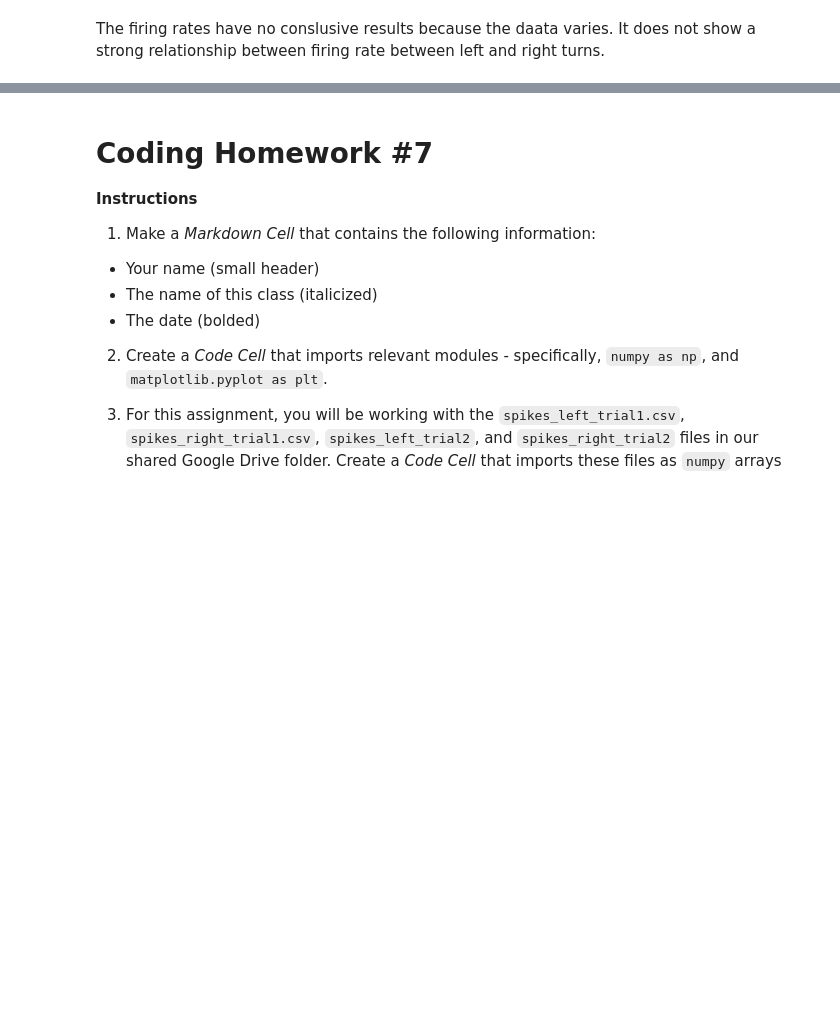
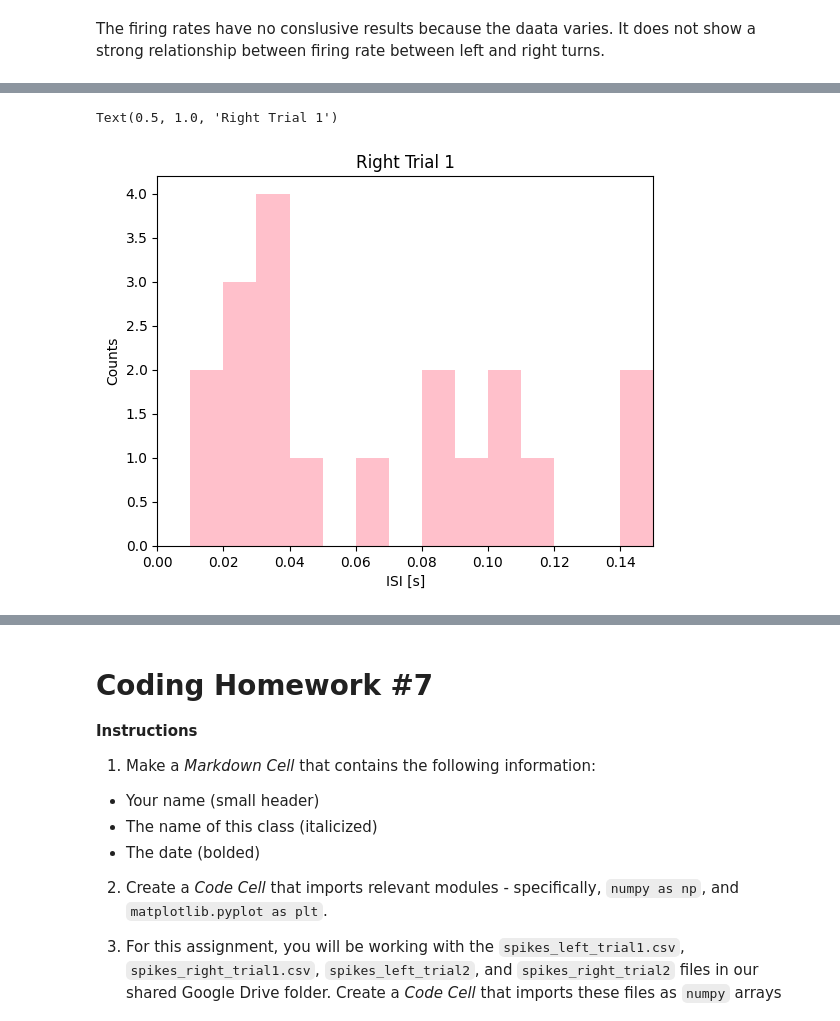
Before and after one commit to zoyaholin/Neur265HOLIN, a Jupyter notebook: coding_homework_7.ipynb, the cells around one changed output, grey strips where cells are left out. Cells and saved outputs as stored; diff of their text form; code cells hidden in the pictures; blank space fills up the shorter version.

```diff
--- a/coding_homework_7.ipynb
+++ b/coding_homework_7.ipynb
@@ -75,2 +79,20 @@ AttributeError: ignored
 # %%
 from IPython.utils.py3compat import decode
+# %%
+#Calculate ISI for four spike arrays
+ISIsRight1 = np.diff(spikes_right_trial1)
+ISIsRight2 = np.diff(spikes_right_trial2)
+ISIsLeft1 = np.diff(spikes_left_trial1)
+ISIsLeft2 = np.diff(spikes_left_trial2)
+# %%
+#Histograms of ISI Right 1 plot
+
+bins = np.arange(0, 2, 0.01)
+plt.hist(ISIsRight1, bins, color='pink')
+plt.xlim([0, 0.15])
+plt.xlabel('ISI [s]')
+plt.ylabel('Counts')
+plt.title('Right Trial 1')
+# %% [output]
+Text(0.5, 1.0, 'Right Trial 1')
+[figure, added]
```
Also changed, not shown: parts of 11 cells of this notebook.
